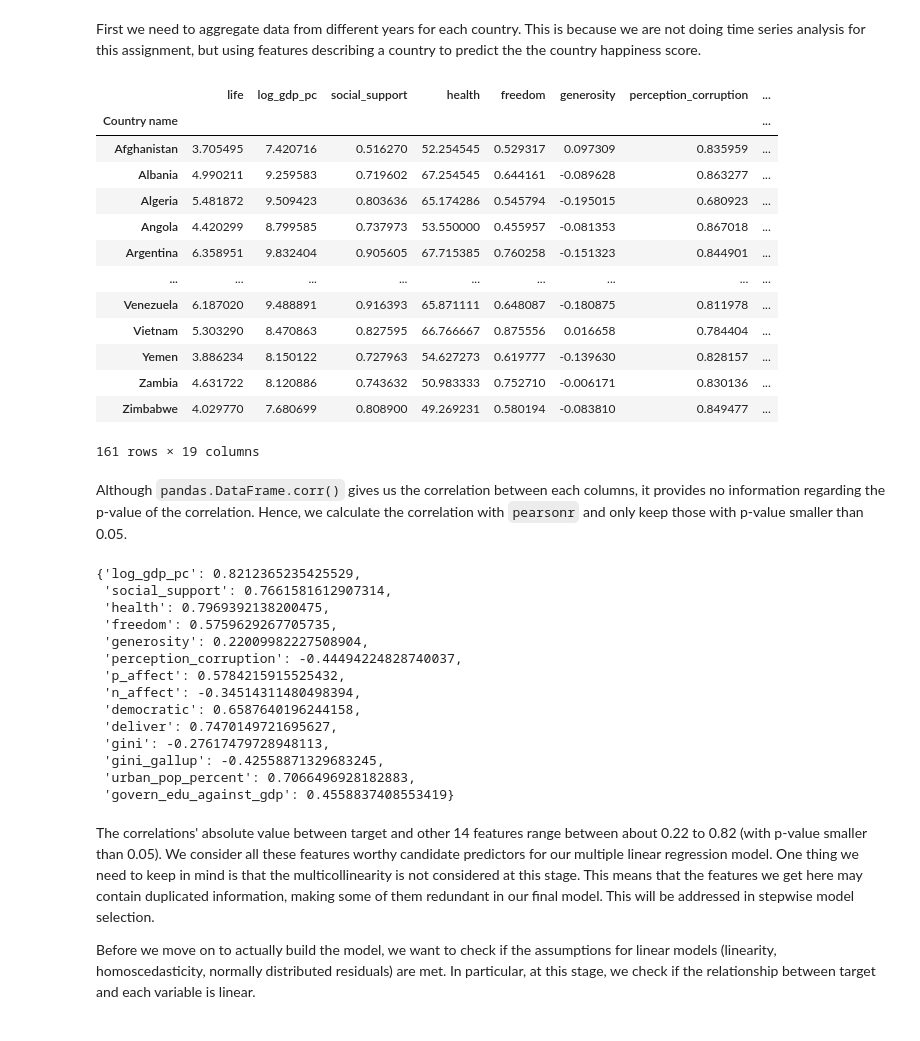
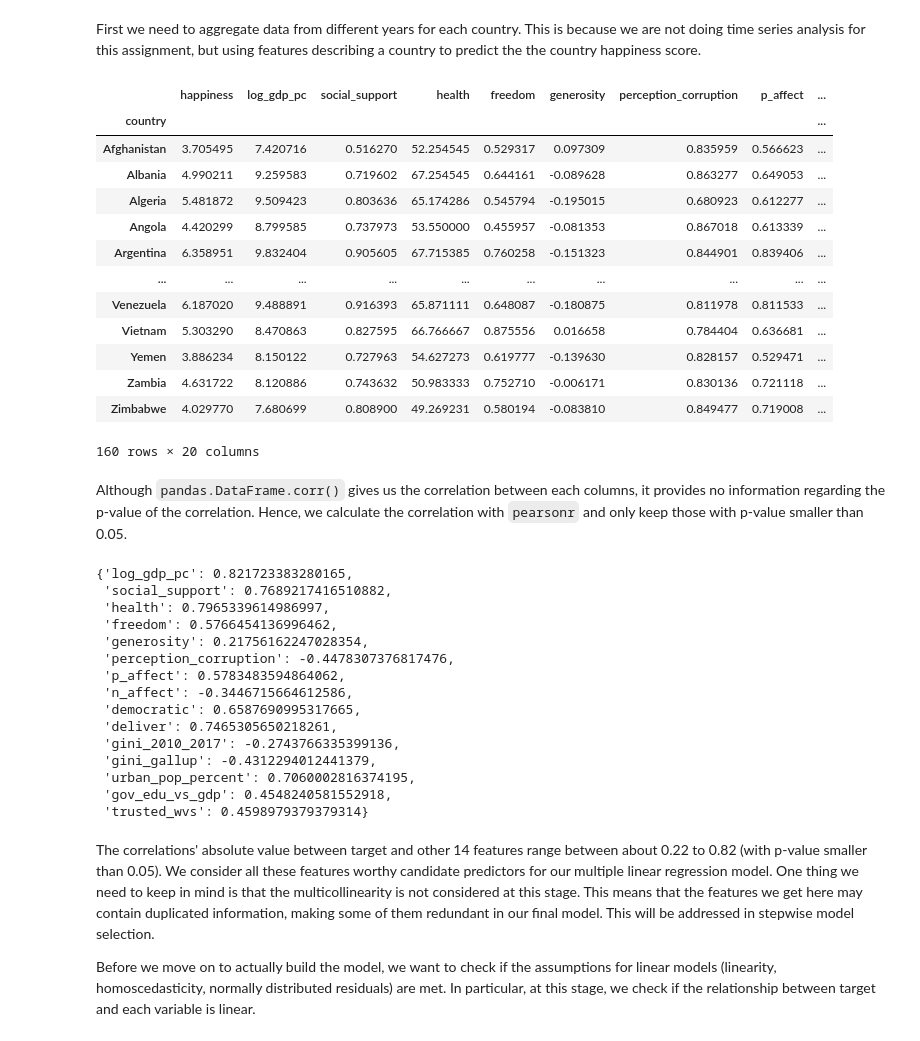
Before and after one commit to h2df/DataWrangling, a Jupyter notebook: A2/Assignment2.ipynb, the cells around one changed output. Cells and saved outputs as stored; diff of their text form; code cells hidden in the pictures.

```diff
--- a/A2/Assignment2.ipynb
+++ b/A2/Assignment2.ipynb
@@ -269,7 +310,7 @@ Effectively, the code above updates the country names in indicator data to the n
 Finally, we can integrate the indicator data to original WHR:
 # %%
 for df in dfs_to_integrate:
-    whr = whr.merge(df, on=["Country name", "year"],
+    whr = whr.merge(df, on=["country", "year"],
                     how="left", validate="one_to_one")
 whr
 # %% [output]
@@ -299,3 +336,2 @@ These features will not help us explain what affects a country's happiness score
-# %%
-whr.drop(columns=["Standard deviation of ladder by country-year",
-                  "Standard deviation/Mean of ladder by country-year"], inplace=True)
+# %%
+whr.drop(columns=["happiness_std_country_year", "happiness_std_mean_country_year"], inplace=True)
@@ -302,3 +342,7 @@ whr.drop(columns=["Standard deviation of ladder by country-year",
+# %%
+wvs_cols = [c for c in whr.columns if c.startswith("trusted_wvs")]
+whr["trusted_wvs"] = whr[wvs_cols].mean(axis=1)
+whr.drop(columns=wvs_cols, inplace= True)
 # %% [markdown]
 We then check if there are any duplicated rows and columns in the merged data, and remove the redundant rows/columns if necessary. There is no duplication in our case.
 # %%
@@ -318,51 +362,49 @@ whr.to_csv("cleaned.csv")
 # %% [markdown]
 First we need to aggregate data from different years for each country. This is because we are not doing time series analysis for this assignment, but using features describing a country to predict the the country happiness score.
 # %%
-whr_ave = whr.drop(["year"], axis=1).groupby("Country name").agg("mean")
-
-whr_ave.columns = ["life", "log_gdp_pc", "social_support", "health", "freedom", "generosity", "perception_corruption", "p_affect", "n_affect",
-                   "gov_confidence", "democratic", "deliver", "gini", "gini_gallup", "population", "urban_pop_percent", "unemployment_percent", "govern_edu_against_gdp", "forest_percent"]
+whr_ave = whr.drop(["year"], axis=1).groupby("country").agg("mean")
 whr_ave
 # %% [output]
-|  | life | log_gdp_pc | social_support | health | freedom | generosity | perception_corruption | ... |
-| Country name |  |  |  |  |  |  |  | ... |
-| Afghanistan | 3.705495 | 7.420716 | 0.516270 | 52.254545 | 0.529317 | 0.097309 | 0.835959 | ... |
-| Albania | 4.990211 | 9.259583 | 0.719602 | 67.254545 | 0.644161 | -0.089628 | 0.863277 | ... |
-| Algeria | 5.481872 | 9.509423 | 0.803636 | 65.174286 | 0.545794 | -0.195015 | 0.680923 | ... |
-| Angola | 4.420299 | 8.799585 | 0.737973 | 53.550000 | 0.455957 | -0.081353 | 0.867018 | ... |
-| Argentina | 6.358951 | 9.832404 | 0.905605 | 67.715385 | 0.760258 | -0.151323 | 0.844901 | ... |
-| ... | ... | ... | ... | ... | ... | ... | ... | ... |
-| Venezuela | 6.187020 | 9.488891 | 0.916393 | 65.871111 | 0.648087 | -0.180875 | 0.811978 | ... |
-| Vietnam | 5.303290 | 8.470863 | 0.827595 | 66.766667 | 0.875556 | 0.016658 | 0.784404 | ... |
-| Yemen | 3.886234 | 8.150122 | 0.727963 | 54.627273 | 0.619777 | -0.139630 | 0.828157 | ... |
-| Zambia | 4.631722 | 8.120886 | 0.743632 | 50.983333 | 0.752710 | -0.006171 | 0.830136 | ... |
-| Zimbabwe | 4.029770 | 7.680699 | 0.808900 | 49.269231 | 0.580194 | -0.083810 | 0.849477 | ... |
+|  | happiness | log_gdp_pc | social_support | health | freedom | generosity | perception_corruption | p_affect | ... |
+| country |  |  |  |  |  |  |  |  | ... |
+| Afghanistan | 3.705495 | 7.420716 | 0.516270 | 52.254545 | 0.529317 | 0.097309 | 0.835959 | 0.566623 | ... |
+| Albania | 4.990211 | 9.259583 | 0.719602 | 67.254545 | 0.644161 | -0.089628 | 0.863277 | 0.649053 | ... |
+| Algeria | 5.481872 | 9.509423 | 0.803636 | 65.174286 | 0.545794 | -0.195015 | 0.680923 | 0.612277 | ... |
+| Angola | 4.420299 | 8.799585 | 0.737973 | 53.550000 | 0.455957 | -0.081353 | 0.867018 | 0.613339 | ... |
+| Argentina | 6.358951 | 9.832404 | 0.905605 | 67.715385 | 0.760258 | -0.151323 | 0.844901 | 0.839406 | ... |
+| ... | ... | ... | ... | ... | ... | ... | ... | ... | ... |
+| Venezuela | 6.187020 | 9.488891 | 0.916393 | 65.871111 | 0.648087 | -0.180875 | 0.811978 | 0.811533 | ... |
+| Vietnam | 5.303290 | 8.470863 | 0.827595 | 66.766667 | 0.875556 | 0.016658 | 0.784404 | 0.636681 | ... |
+| Yemen | 3.886234 | 8.150122 | 0.727963 | 54.627273 | 0.619777 | -0.139630 | 0.828157 | 0.529471 | ... |
+| Zambia | 4.631722 | 8.120886 | 0.743632 | 50.983333 | 0.752710 | -0.006171 | 0.830136 | 0.721118 | ... |
+| Zimbabwe | 4.029770 | 7.680699 | 0.808900 | 49.269231 | 0.580194 | -0.083810 | 0.849477 | 0.719008 | ... |
-161 rows × 19 columns
+160 rows × 20 columns
 # %% [markdown]
 Although `pandas.DataFrame.corr()` gives us the correlation between each columns, it provides no information regarding the p-value of the correlation. Hence, we calculate the correlation with `pearsonr` and only keep those with p-value smaller than 0.05.
 # %%
 cors = {}
 for col in whr_ave.columns[1:]:
-    pair_df = whr_ave.loc[:, ["life", col]].dropna(axis=0)
+    pair_df = whr_ave.loc[:, ["happiness", col]].dropna(axis=0)
     cor, pvalue = pearsonr(pair_df.iloc[:, 0], pair_df.iloc[:, 1])
     if (pvalue < 0.05):
         cors[col] = cor
 cors
 # %% [output]
-{'log_gdp_pc': 0.8212365235425529,
- 'social_support': 0.7661581612907314,
- 'health': 0.7969392138200475,
- 'freedom': 0.5759629267705735,
- 'generosity': 0.22009982227508904,
- 'perception_corruption': -0.44494224828740037,
- 'p_affect': 0.5784215915525432,
- 'n_affect': -0.34514311480498394,
- 'democratic': 0.6587640196244158,
- 'deliver': 0.7470149721695627,
- 'gini': -0.27617479728948113,
- 'gini_gallup': -0.42558871329683245,
- 'urban_pop_percent': 0.7066496928182883,
- 'govern_edu_against_gdp': 0.4558837408553419}
+{'log_gdp_pc': 0.821723383280165,
+ 'social_support': 0.7689217416510882,
+ 'health': 0.7965339614986997,
+ 'freedom': 0.5766454136996462,
+ 'generosity': 0.21756162247028354,
+ 'perception_corruption': -0.4478307376817476,
+ 'p_affect': 0.5783483594864062,
+ 'n_affect': -0.3446715664612586,
+ 'democratic': 0.6587690995317665,
+ 'deliver': 0.7465305650218261,
+ 'gini_2010_2017': -0.2743766335399136,
+ 'gini_gallup': -0.4312294012441379,
+ 'urban_pop_percent': 0.7060002816374195,
+ 'gov_edu_vs_gdp': 0.4548240581552918,
+ 'trusted_wvs': 0.4598979379379314}
 # %% [markdown]
 The correlations' absolute value between target and other 14 features range between about 0.22 to 0.82 (with p-value smaller than 0.05). We consider all these features worthy candidate predictors for our multiple linear regression model. One thing we need to keep in mind is that the multicollinearity is not considered at this stage. This means that the features we get here may contain duplicated information, making some of them redundant in our final model. This will be addressed in stepwise model selection.
 
```
Also changed, not shown: parts of 24 cells of this notebook, 2 other files.
